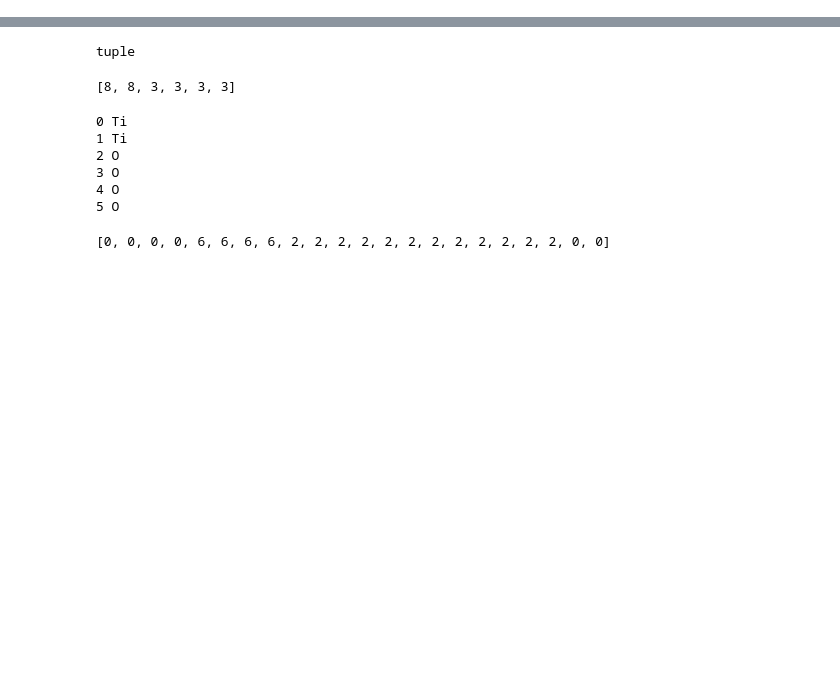
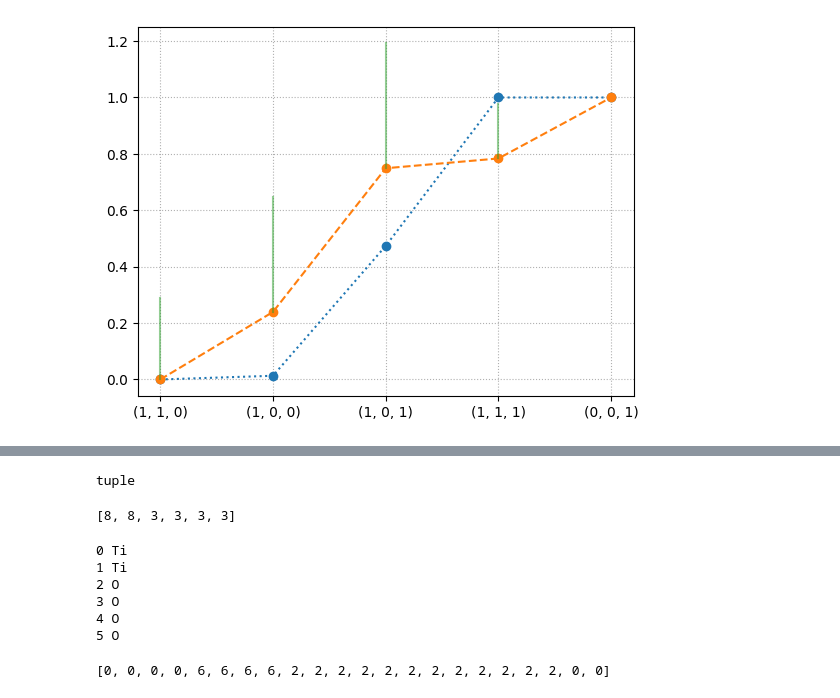
Before and after one commit to Matminator/GNoME_DREAMS_OER_screening, a Jupyter notebook: notebooks/OER_stody_experimental.ipynb, the cells around one changed output, grey strips where cells are left out. Cells and saved outputs as stored; diff of their text form; code cells hidden in the pictures; blank space fills up the shorter version.

```diff
--- a/notebooks/OER_stody_experimental.ipynb
+++ b/notebooks/OER_stody_experimental.ipynb
@@ -46,3 +188,12 @@ df = stody.get_df_with_surface_rankings()
+# %%
+plt.plot(Energies, 'o:', color = sns_colors[0])
+plt.plot(normed_coords, 'o--', color = sns_colors[1])
+plt.xticks(ticks=np.arange(len(millers)), labels=millers);
+plt.grid(linestyle=':')
+for i, miller in enumerate(millers):
+    plt.plot(np.ones(len(cord_dict[miller])) * i, -np.array(cord_dict[miller]-np.max(coords)) / (np.max(coords) - np.min(coords)), '-', color = sns_colors[2], alpha=0.5)
+# %% [output]
+[figure, added]
 # %%
 # stody.initialize_OER_surface_studies((1,1,1))
 
```
Also changed, not shown: parts of 21 cells of this notebook, 3 other files.
